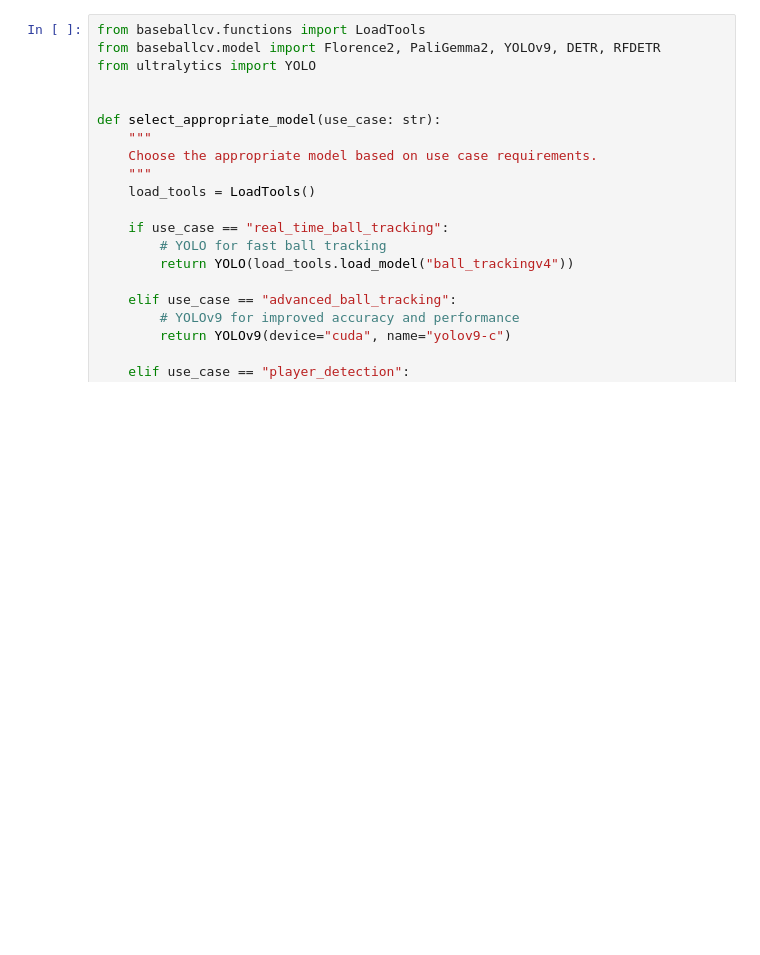
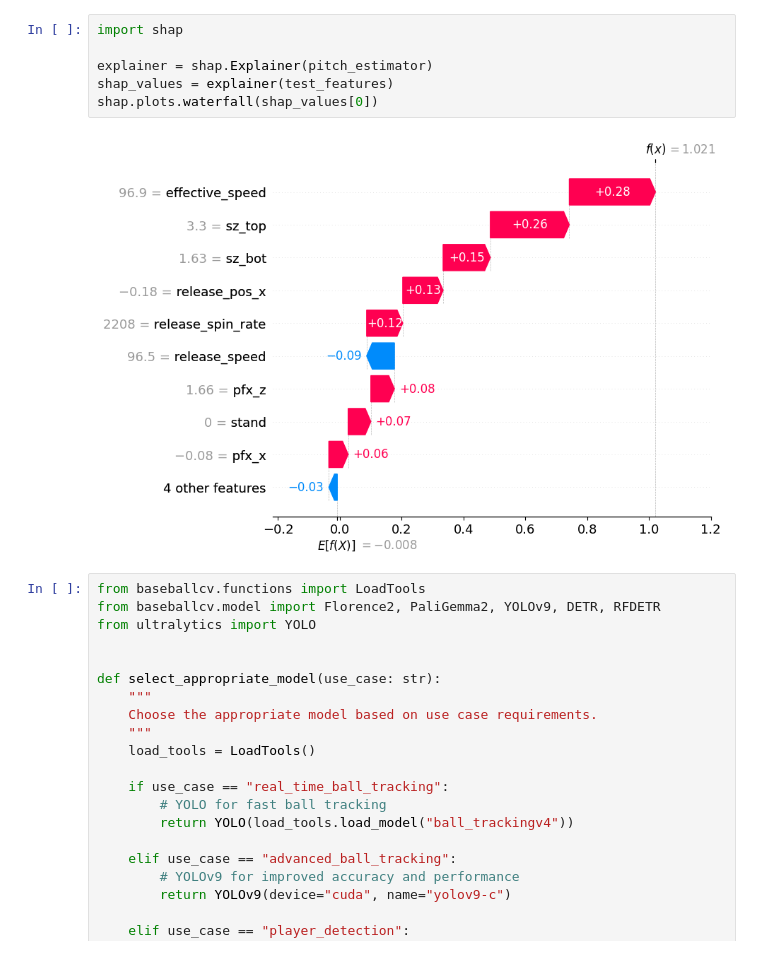
Before and after one commit to EdenWuyifan/baseball-pitch-prediction, a Jupyter notebook: baseball_tracking.ipynb, the cells around one changed output. Drawn from its saved outputs; the diff is of its cells as text; blank space fills up the shorter version.

```diff
--- a/baseball_tracking.ipynb
+++ b/baseball_tracking.ipynb
@@ -1,3 +117,11 @@
+# %%
+import shap
+
+explainer = shap.Explainer(pitch_estimator)
+shap_values = explainer(test_features)
+shap.plots.waterfall(shap_values[0])
+# %% [output]
+[figure, added]
 # %%
 from baseballcv.functions import LoadTools
 from baseballcv.model import Florence2, PaliGemma2, YOLOv9, DETR, RFDETR
```
Also changed, not shown: parts of 5 cells of this notebook, 8 other files.
